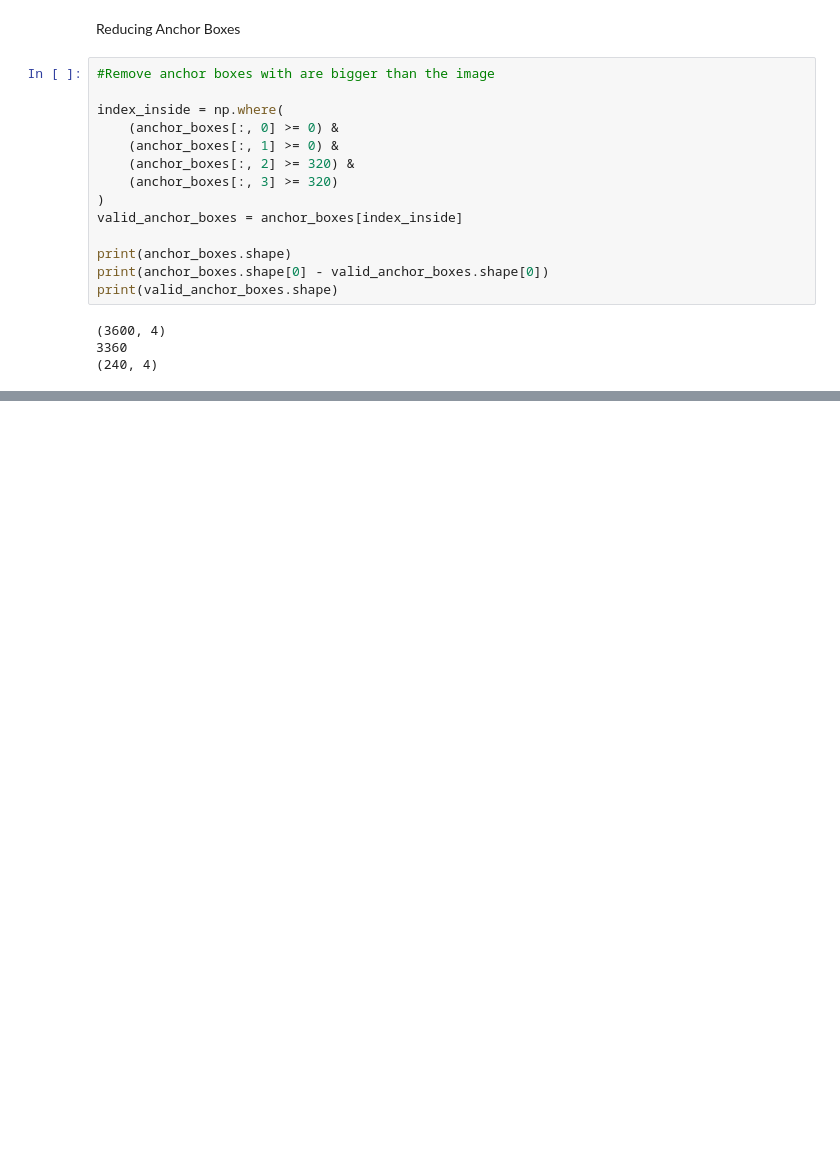
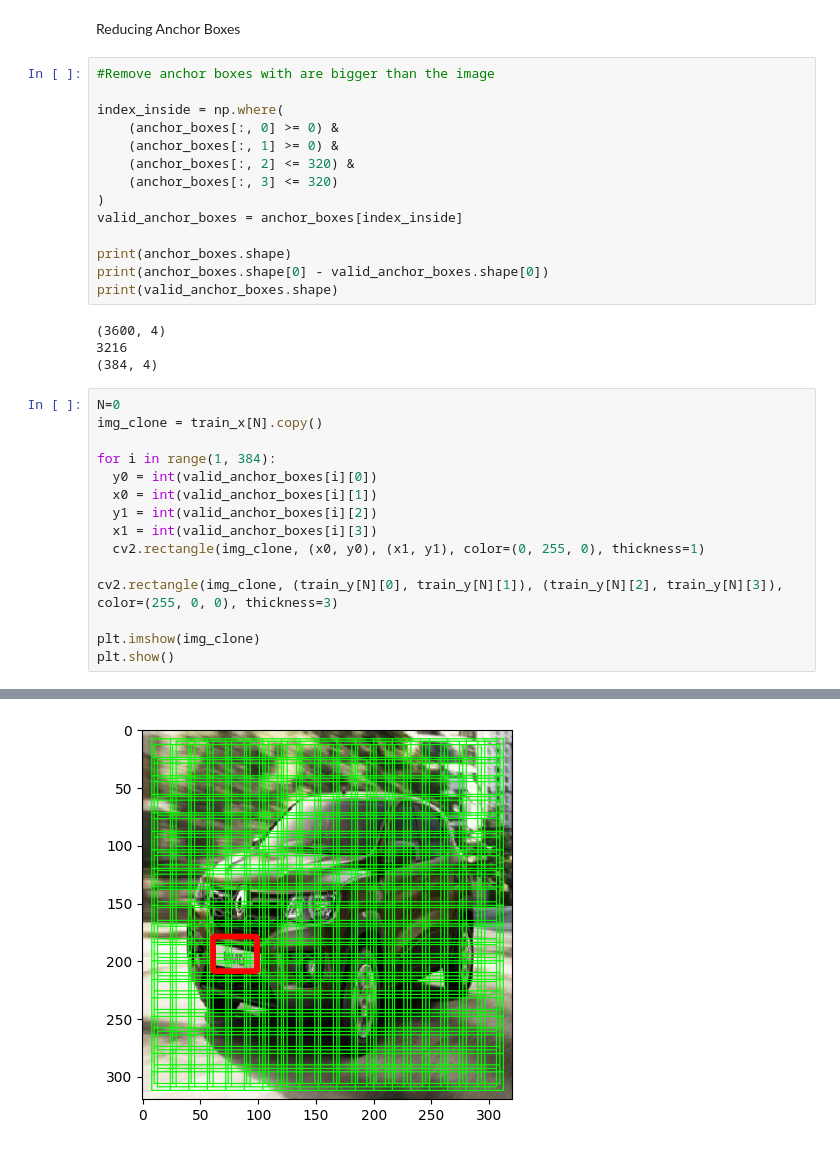
Before and after one commit to mralamdari/Computer-Vision-Papers, a Jupyter notebook: Faster_RCNN.ipynb, the cells around one changed output, grey strips where cells are left out. Saved outputs shown, nothing was run; the diff lists cells and outputs as text; blank space fills up the shorter version.

```diff
--- a/Faster_RCNN.ipynb
+++ b/Faster_RCNN.ipynb
@@ -740,8 +740,8 @@ Reducing Anchor Boxes
 index_inside = np.where(
     (anchor_boxes[:, 0] >= 0) &
     (anchor_boxes[:, 1] >= 0) &
-    (anchor_boxes[:, 2] >= 320) &
-    (anchor_boxes[:, 3] >= 320)
+    (anchor_boxes[:, 2] <= 320) &
+    (anchor_boxes[:, 3] <= 320)
 )
 valid_anchor_boxes = anchor_boxes[index_inside]
 
@@ -750,5 +750,21 @@ print(anchor_boxes.shape[0] - valid_anchor_boxes.shape[0])
 print(valid_anchor_boxes.shape)
 # %% [output]
 (3600, 4)
-3360
-(240, 4)
+3216
+(384, 4)
+# %%
+N=0
+img_clone = train_x[N].copy()
+
+for i in range(1, 384):
+  y0 = int(valid_anchor_boxes[i][0])
+  x0 = int(valid_anchor_boxes[i][1])
+  y1 = int(valid_anchor_boxes[i][2])
+  x1 = int(valid_anchor_boxes[i][3])
+  cv2.rectangle(img_clone, (x0, y0), (x1, y1), color=(0, 255, 0), thickness=1)
+
+cv2.rectangle(img_clone, (train_y[N][0], train_y[N][1]), (train_y[N][2], train_y[N][3]), color=(255, 0, 0), thickness=3)
+
+plt.imshow(img_clone)
+plt.show()
+# %% [output]
@@ -754,0 +772 @@ print(valid_anchor_boxes.shape)
+[figure, added]
```
Also changed, not shown: parts of 2 cells of this notebook.
